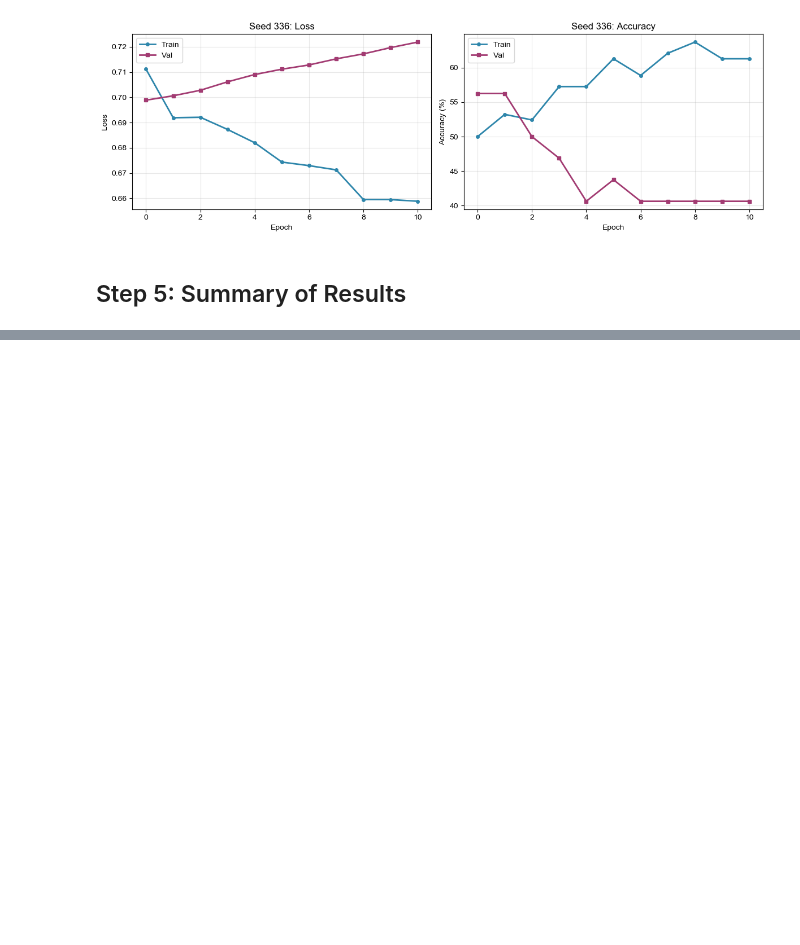
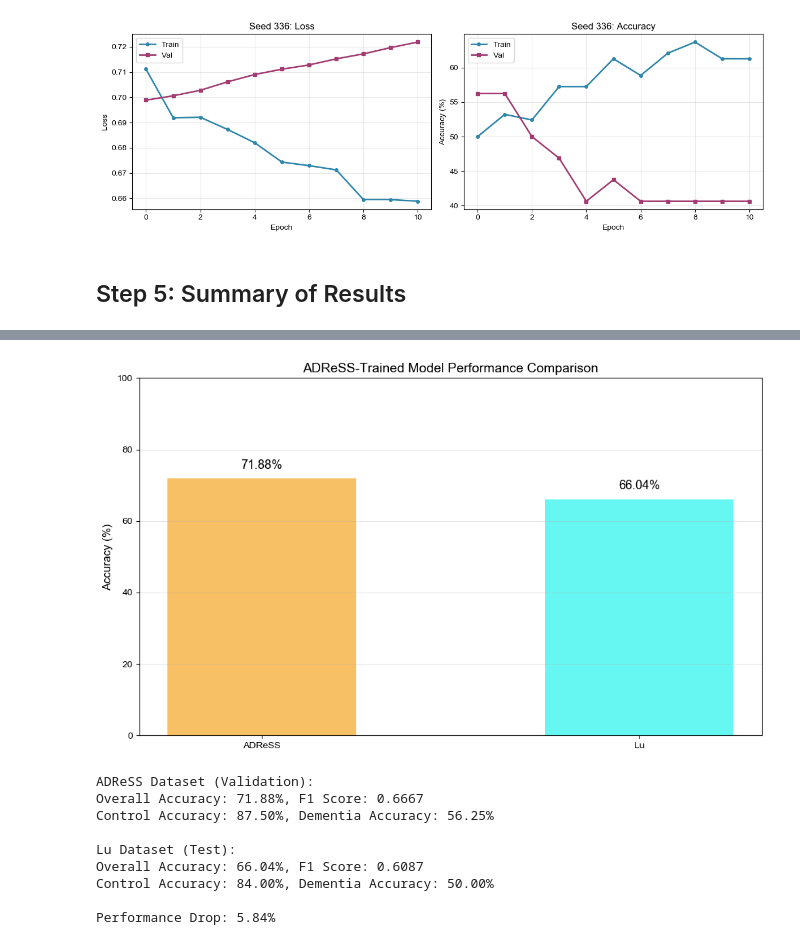
Before and after one commit to Sleepwalker554/Adaptation_is_all_you_need, a Jupyter notebook: ad_detection/train/train_notebook/eGeMaps/eGeMaps-train_on_ADReSS.ipynb, the cells around one changed output, grey strips where cells are left out. Cells and saved outputs as stored; diff of their text form; code cells hidden in the pictures; blank space fills up the shorter version.

Commit message:
Before UDA. Perform perfect

```diff
--- a/ad_detection/train/train_notebook/eGeMaps/eGeMaps-train_on_ADReSS.ipynb
+++ b/ad_detection/train/train_notebook/eGeMaps/eGeMaps-train_on_ADReSS.ipynb
@@ -291,0 +460,66 @@ Seed 336: Acc=56.25%, Loss=0.6989, Control Acc=68.75%, Dementia Acc=43.75%, F1=5
+# %%
+# Performance Comparison Visualization
+import matplotlib.pyplot as plt
+
+# Set font properties
+plt.rcParams['font.sans-serif'] = ['Arial Unicode MS', 'SimHei', 'DejaVu Sans']
+plt.rcParams['axes.unicode_minus'] = False
+
+# Prepare data for visualization
+dataset_names = [DATASET_NAME, TEST_DATASET]
+accuracies = [BEST_VAL_ACC, lu_accuracy * 100]
+
+# Colors for the bars
+colors = ['#F5A623', '#27F5EE']
+
+# Create bar chart
+fig, ax = plt.subplots(figsize=(10, 6))
+
+bars = ax.bar(dataset_names, accuracies, color=colors, alpha=0.7, width=0.5)
+
+# Set labels and title
+ax.set_ylabel('Accuracy (%)', fontsize=12, fontweight='bold')
+ax.set_title(f'{DATASET_NAME}-Trained Model Performance Comparison', fontsize=14, fontweight='bold')
+ax.set_ylim(0, 100)
+ax.grid(True, alpha=0.3, axis='y')
+
+# Add value labels on top of bars
+for i, (bar, acc) in enumerate(zip(bars, accuracies)):
+    height = bar.get_height()
+    ax.text(bar.get_x() + bar.get_width()/2., height + 2,
+            f'{acc:.2f}%',
+            ha='center', va='bottom',
+            fontweight='bold', fontsize=13)
+
+plt.tight_layout()
+plt.show()
+
+# Calculate F1 score for Lu dataset
+from sklearn.metrics import f1_score
+lu_f1 = f1_score(all_labels, all_preds, pos_label=1)
+
+# Get best model metrics
+BEST_CONTROL_ACC = all_results['control_accs'][best_idx] * 100
+BEST_DEMENTIA_ACC = all_results['dementia_accs'][best_idx] * 100
+
+# Print summary
+print(f"{DATASET_NAME} Dataset (Validation):")
+print(f"Overall Accuracy: {BEST_VAL_ACC:.2f}%, F1 Score: {BEST_F1:.4f}")
+print(f"Control Accuracy: {BEST_CONTROL_ACC:.2f}%, Dementia Accuracy: {BEST_DEMENTIA_ACC:.2f}%")
+
+print(f"\n{TEST_DATASET} Dataset (Test):")
+print(f"Overall Accuracy: {lu_accuracy*100:.2f}%, F1 Score: {lu_f1:.4f}")
+print(f"Control Accuracy: {control_acc*100:.2f}%, Dementia Accuracy: {dementia_acc*100:.2f}%")
+
+print(f"\nPerformance Drop: {BEST_VAL_ACC - lu_accuracy*100:.2f}%")
+# %% [output]
+[figure, added]
+ADReSS Dataset (Validation):
+Overall Accuracy: 71.88%, F1 Score: 0.6667
+Control Accuracy: 87.50%, Dementia Accuracy: 56.25%
+
+Lu Dataset (Test):
+Overall Accuracy: 66.04%, F1 Score: 0.6087
+Control Accuracy: 84.00%, Dementia Accuracy: 50.00%
+
+Performance Drop: 5.84%
```
Also changed, not shown: parts of 10 cells of this notebook, 13 other files.
